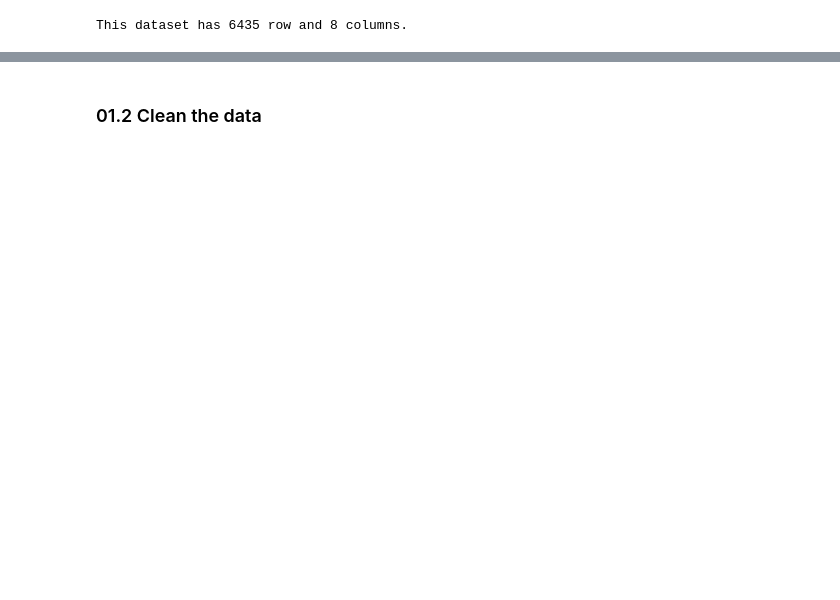
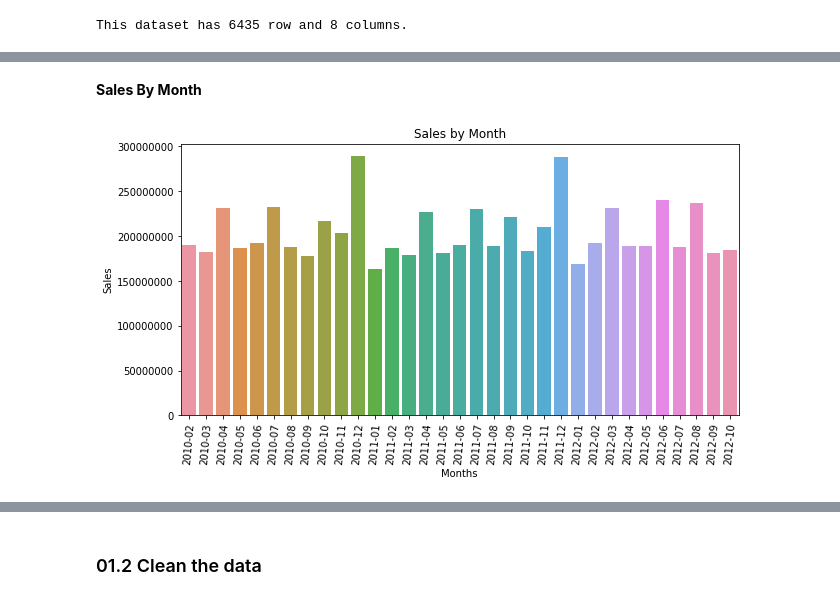
Before and after one commit to bascr/walmart-sales, a Jupyter notebook: walmart_sales.ipynb, the cells around one changed output, grey strips where cells are left out. Cells and saved outputs as stored; diff of their text form; code cells hidden in the pictures; blank space fills up the shorter version.

```diff
--- a/walmart_sales.ipynb
+++ b/walmart_sales.ipynb
@@ -77,0 +120,16 @@ This dataset has 6435 row and 8 columns.
+# %% [markdown]
+**Sales By Month**
+# %%
+monthly_sales = dataset.groupby([dataset.Date.dt.to_period('M')])['Weekly_Sales'].sum()
+monthly_sales = pd.DataFrame(monthly_sales)
+monthly_sales = monthly_sales.reset_index()
+plt.figure(figsize=(10,5))
+plt.xticks(rotation=85)
+plt.ticklabel_format(style='plain', axis='y')
+sns.barplot(data=monthly_sales, x='Date', y='Weekly_Sales')
+plt.title('Sales by Month')
+plt.xlabel('Months')
+plt.ylabel('Sales')
+plt.show()
+# %% [output]
+[figure, added]
```
Also changed, not shown: parts of 72 cells of this notebook.
